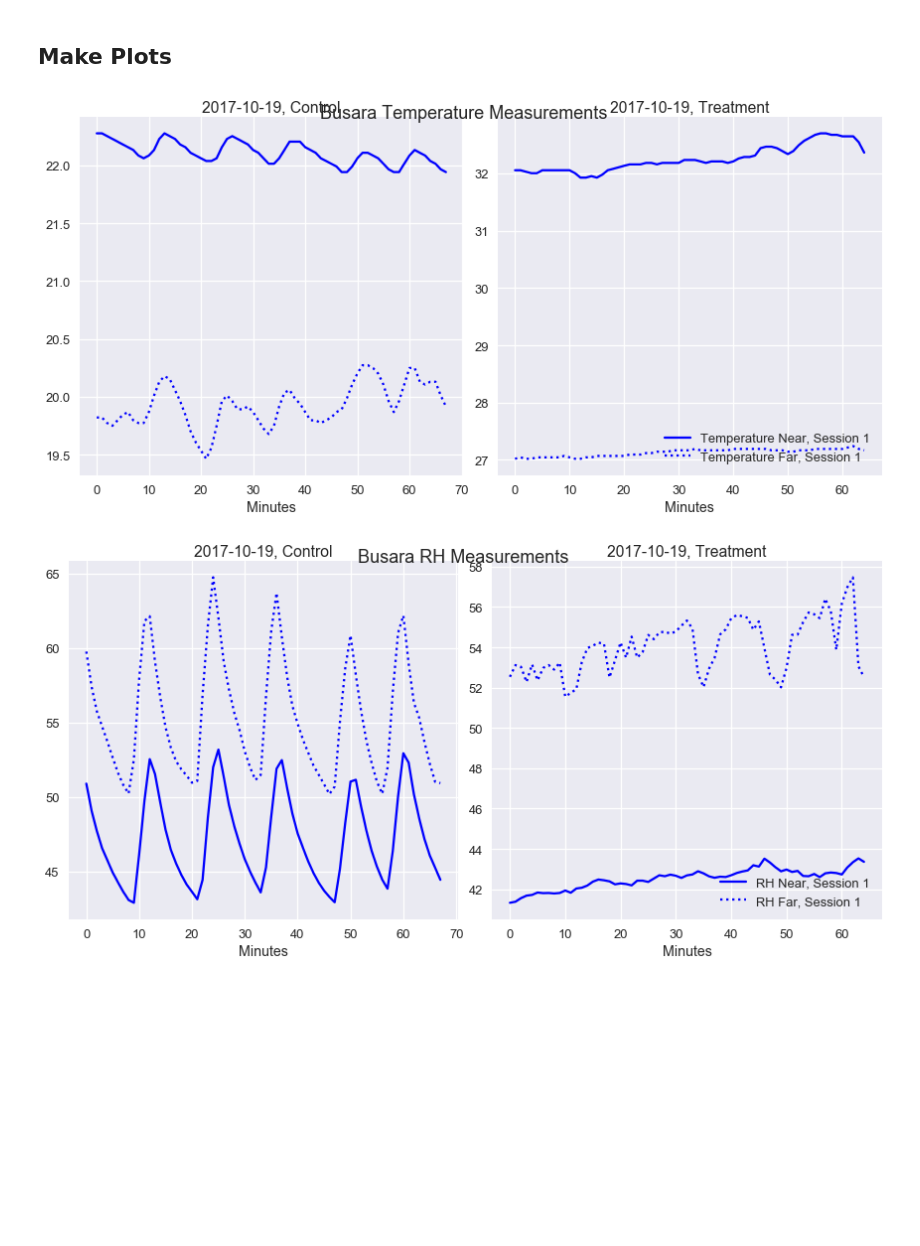
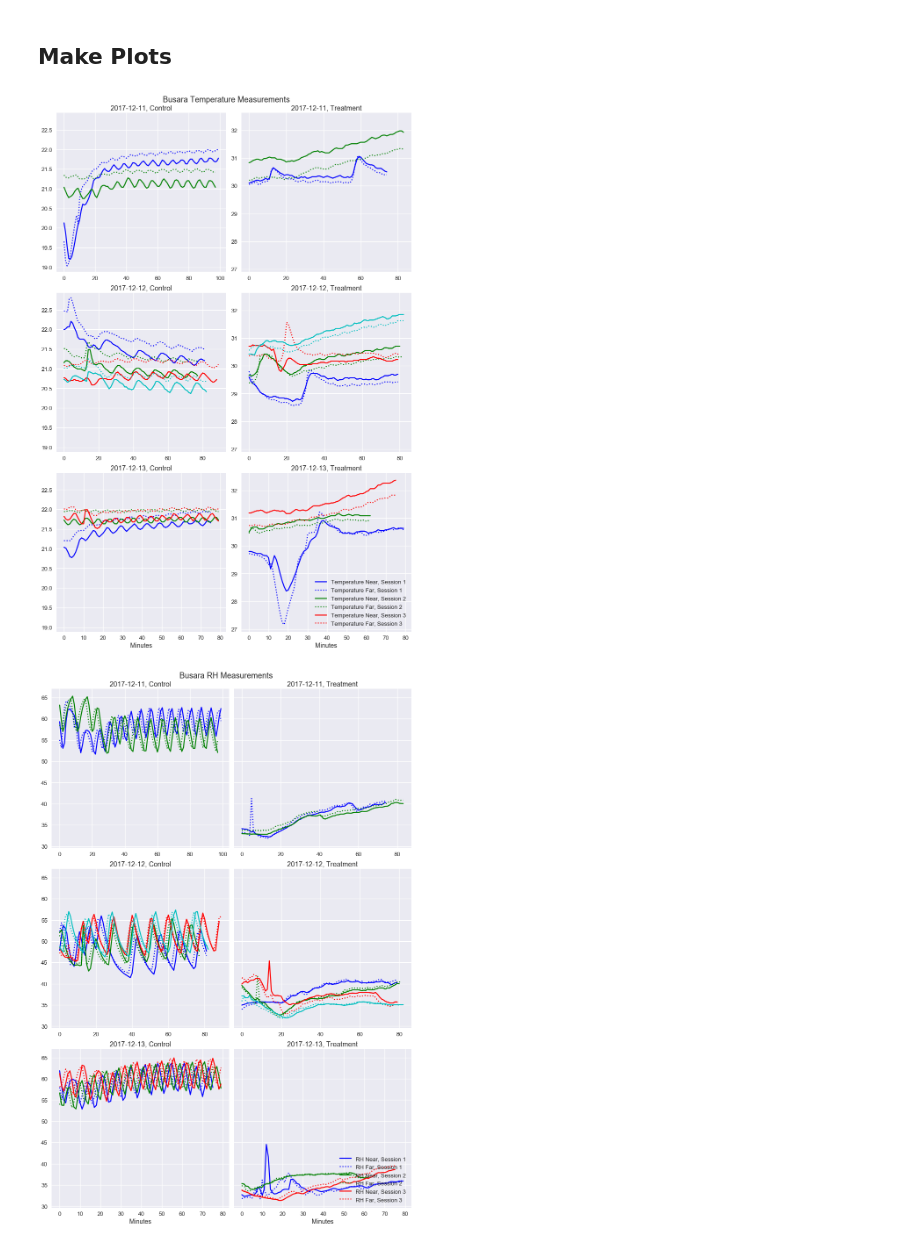
Before and after one commit to bolliger32/berkeley_temp_behavior, a Jupyter notebook: code/notebooks/generic_make_plots.ipynb, the cells around one changed output. Saved outputs shown, nothing was run; the diff lists cells and outputs as text; code cells hidden in the pictures; blank space fills up the shorter version.

```diff
--- a/code/notebooks/generic_make_plots.ipynb
+++ b/code/notebooks/generic_make_plots.ipynb
@@ -252,3 +524 @@ def load_vals_berkeley(download_dates):
     return dfs
-# %%
-dfs = load_vals_berkeley(download_dates)
@@ -378,12 +563,12 @@ plot_means(means,means_this_week,od_data)
 # %% [markdown]
 # Busara
 # %%
-main_dir_bus = join(home_dir,'Busara data','Main experiment data')
-temps_dir_bus = join(main_dir_bus,'Temperature')
-timing_fpath_bus = join(main_dir_bus,'timing_busara.csv')
+bus_dir = join(home_dir,'Busara data','Main experiment data')
+timing_fpath_bus = join(bus_dir,'experiment_timing.csv')
+temps_dir_bus = join(bus_dir,'Temperature')
 
-start_date_bus_str = '20171019'
-full_fig_start_date_bus_str = '20171019'
+start_date_bus_str = '20171017'
+full_fig_start_date_bus_str = '20171211'
 temps_detail_fig_prefix = 'temps_detail'
 
 start_date_bus = dt.strptime(start_date_bus_str,'%Y%m%d')
@@ -396,10 +581,17 @@ experiment_dates = [dt.strptime(i,'%Y%m%d') for i in experiment_dates
 end_date_bus = experiment_dates[-1]
 
 temps_detail_fig_name = '{}_{}'.format(temps_detail_fig_prefix,end_date_bus.strftime('%Y%m%d'))
+# %%
+def get_timing_df_bus(timing_fpath):
+    timing_df = pd.read_csv(timing_fpath_bus,usecols=range(5))
+    timing_df.loc[:,['Date','Session in day']] = timing_df.loc[:,['Date','Session in day']].fillna(method='ffill')
+    timing_df['Date'] = pd.to_datetime(timing_df['Date'])
+    timing_df = timing_df.set_index(['Date','Session in day','Treatment group'])
+    return timing_df
 # %% [markdown]
 ## Get timing data
 # %%
-raw_timing_df_bus = pd.read_csv(timing_fpath_bus,index_col=[0,1,2],parse_dates=True)
+raw_timing_df_bus = get_timing_df_bus(timing_fpath_bus)
 timing_df_bus = correct_raw_timing_df(raw_timing_df_bus,start_date_bus,end_date_bus)
 # %% [markdown]
 ## Get Outdoor Temp/RH Data
@@ -492,8 +684,9 @@ dfs_id_bus = load_vals_bus(experiment_dates)
 # %%
 # make full plots
 idx = pd.IndexSlice
 full_fig_timing_bus = timing_df_bus.loc[idx[full_fig_start_date_bus:end_date_bus,:,:],:]
-x = make_full_plots(dfs_id_bus,full_fig_timing_bus,temps_detail_fig_name,site_str='Busara')
+x = make_full_plots(dfs_id_bus,full_fig_timing_bus,out_name,site_str='Busara',
+                   plot_top=False, plot_co2=False)
 # %% [output]
-[figure, old version]
+[figure, new version]
-[figure, old version]
+[figure, new version]
```
Also changed, not shown: parts of 19 cells of this notebook, 3 other files.
